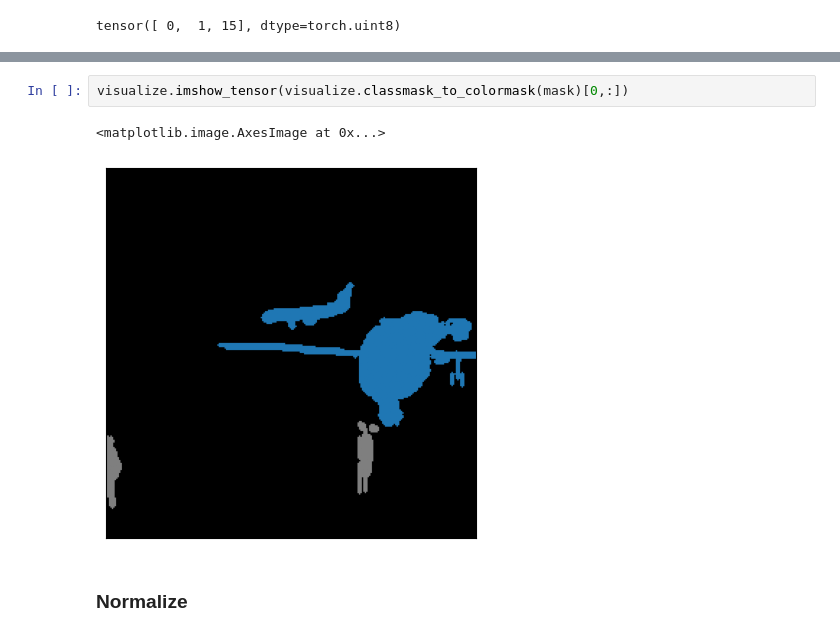
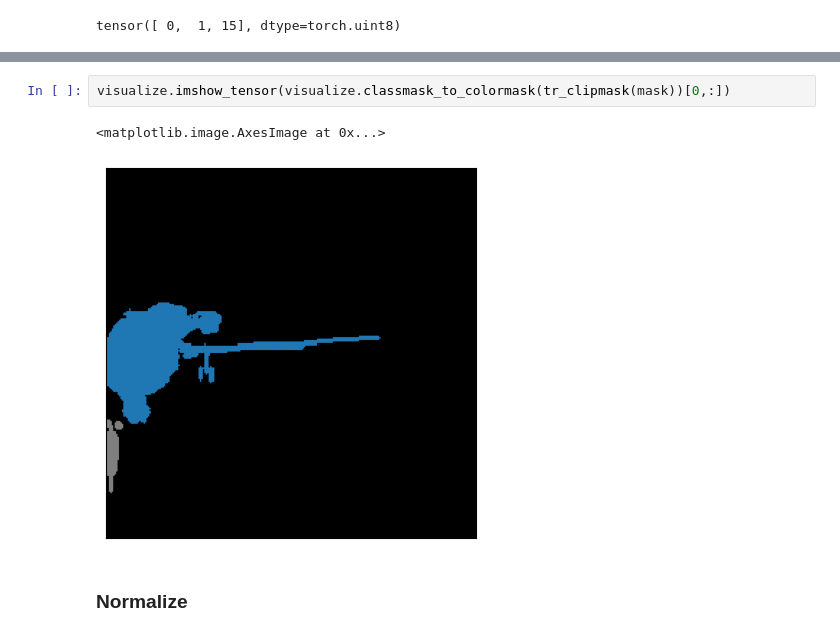
Before and after one commit to akors/dogunet, a Jupyter notebook: nb/bootstrap-augmentations.ipynb, the cells around one changed output, grey strips where cells are left out. Saved outputs shown, nothing was run; the diff lists cells and outputs as text.

```diff
--- a/nb/bootstrap-augmentations.ipynb
+++ b/nb/bootstrap-augmentations.ipynb
@@ -185,8 +230,8 @@ visualize.imshow_tensor(img)
 # %%
-visualize.imshow_tensor(visualize.classmask_to_colormask(mask)[0,:])
+visualize.imshow_tensor(visualize.classmask_to_colormask(tr_clipmask(mask))[0,:])
 # %% [output]
 <matplotlib.image.AxesImage at 0x...>
-[figure, old version]
+[figure, new version]
 # %% [markdown]
 ### Normalize
 # %%
```
Also changed, not shown: parts of 25 cells of this notebook, 1 other file.
